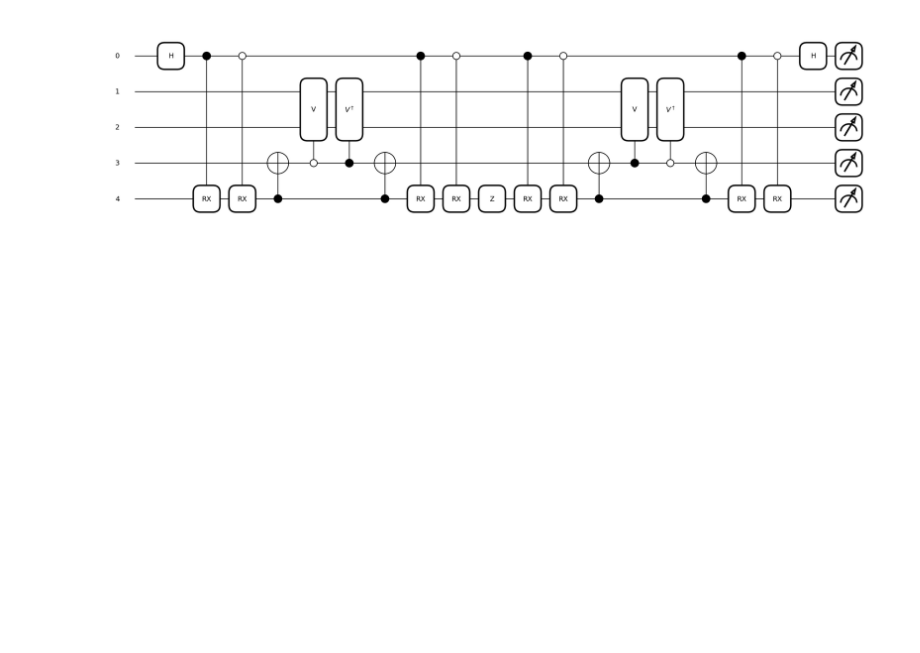
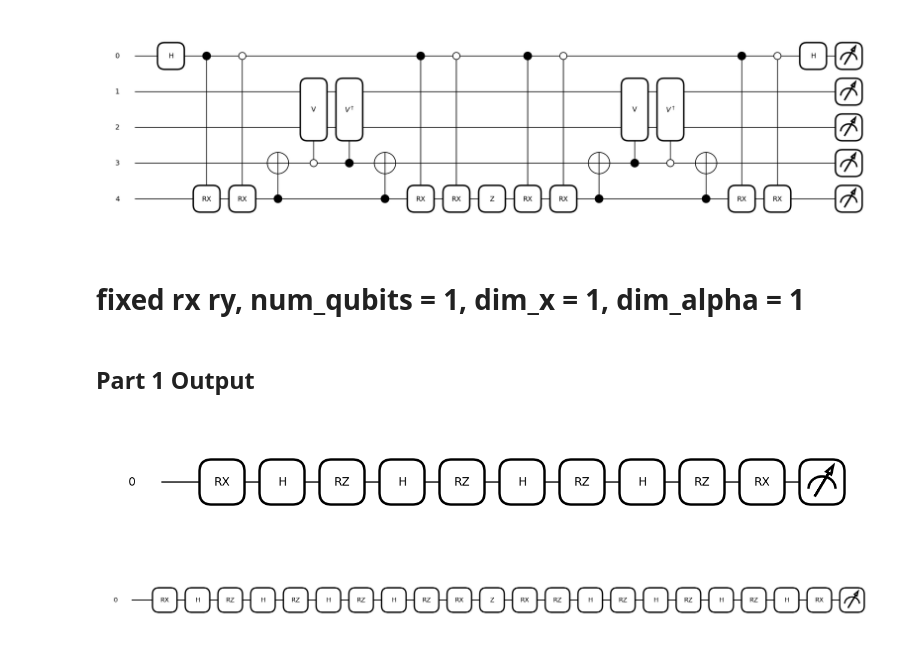
Before and after one commit to RaghavJuyal/Learning-of-Hamiltonian-Dynamics, a Jupyter notebook: Code/test_gui_output.ipynb, the cells around one changed output. Cells and saved outputs as stored; diff of their text form; code cells hidden in the pictures; blank space fills up the shorter version.

```diff
--- a/Code/test_gui_output.ipynb
+++ b/Code/test_gui_output.ipynb
@@ -179,3 +179,59 @@ qml.draw_mpl(U)(x0, α0); qml.draw_mpl(UPU)(x0, α0); qml.draw_mpl(AuPAu)(x0, x1
 [figure]
 [figure]
 [figure]
+# %% [markdown]
+# fixed rx ry, num_qubits = 1, dim_x = 1, dim_alpha = 1
+# %% [markdown]
+## Part 1 Output
+# %%
+import pennylane as qml
+import numpy as np
+
+dim_x = 1
+dim_alpha = 1
+observable_terms = ['Z0']
+
+def build_P(observable_terms):
+    import pennylane as qml
+    P = None
+    for term in observable_terms:
+        pieces = term.replace('+',' ').split()
+        local = None
+        for p in pieces:
+            op = p[0].upper()
+            idx = int(p[1:])
+            t = getattr(qml, f'Pauli{op}')(idx)
+            local = t if local is None else local @ t
+        P = local if P is None else P + local
+    return P if P is not None else qml.PauliZ(0)
+
+dev = qml.device('default.qubit', wires=1)
+
+@qml.qnode(dev)
+def U(x, α):
+    qml.RX(x[0], wires=0)
+    qml.H(wires=0); qml.RZ(α[0], wires=0); qml.H(wires=0) # RX(α[0])
+    qml.RZ(-np.pi/2.0, wires=0); qml.H(wires=0); qml.RZ(α[0], wires=0); qml.H(wires=0); qml.RZ(np.pi/2.0, wires=0) # RY(α[0])
+    qml.RX(x[0], wires=0)
+    return qml.state()
+
+@qml.qnode(dev)
+def UPU(x, α):
+    qml.RX(x[0], wires=0)
+    qml.H(wires=0); qml.RZ(α[0], wires=0); qml.H(wires=0) # RX(α[0])
+    qml.RZ(-np.pi/2.0, wires=0); qml.H(wires=0); qml.RZ(α[0], wires=0); qml.H(wires=0); qml.RZ(np.pi/2.0, wires=0) # RY(α[0])
+    qml.RX(x[0], wires=0)
+    P = build_P(observable_terms)
+    qml.RX(-x[0], wires=0)
+    qml.RZ(-np.pi/2.0, wires=0); qml.H(wires=0); qml.RZ(-α[0], wires=0); qml.H(wires=0); qml.RZ(np.pi/2.0, wires=0) # RY(-α[0])
+    qml.H(wires=0); qml.RZ(-α[0], wires=0); qml.H(wires=0) # RX(-α[0])
+    qml.RX(-x[0], wires=0)
+    return qml.state()
+
+x0 = np.zeros(dim_x)
+α0 = np.zeros(dim_alpha)
+qml.draw_mpl(U)(x0, α0);
+qml.draw_mpl(UPU)(x0, α0);
+# %% [output]
+[figure, added]
+[figure, added]
```
Also changed, not shown: parts of 3 cells of this notebook, 1 other file.
